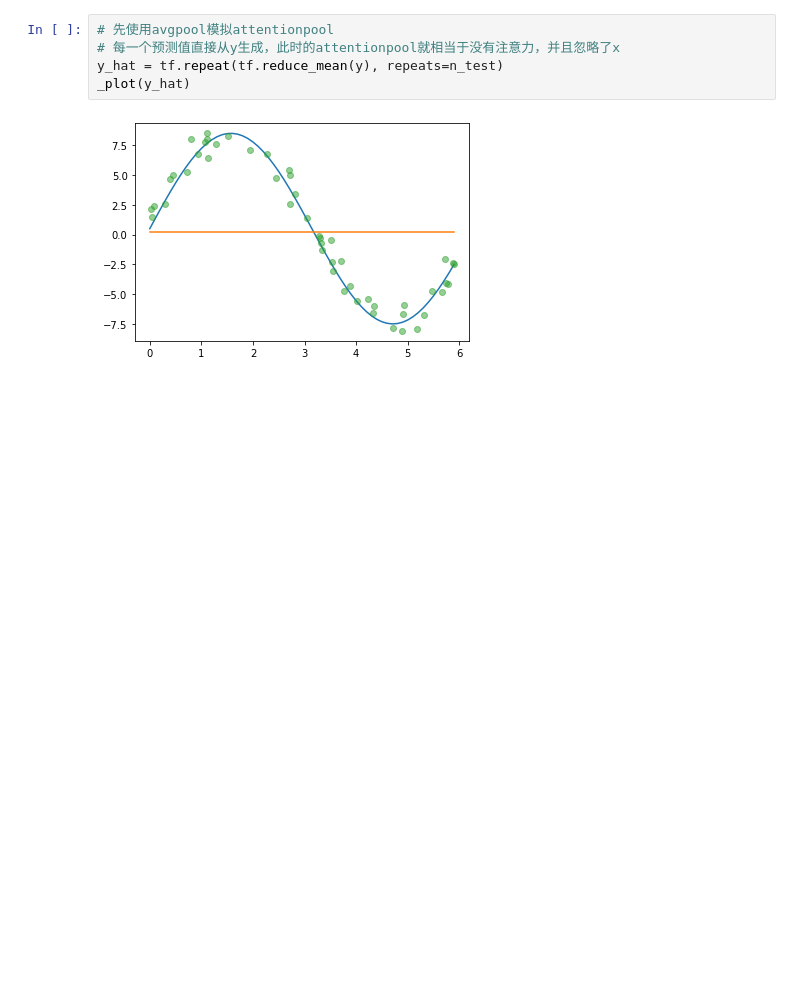
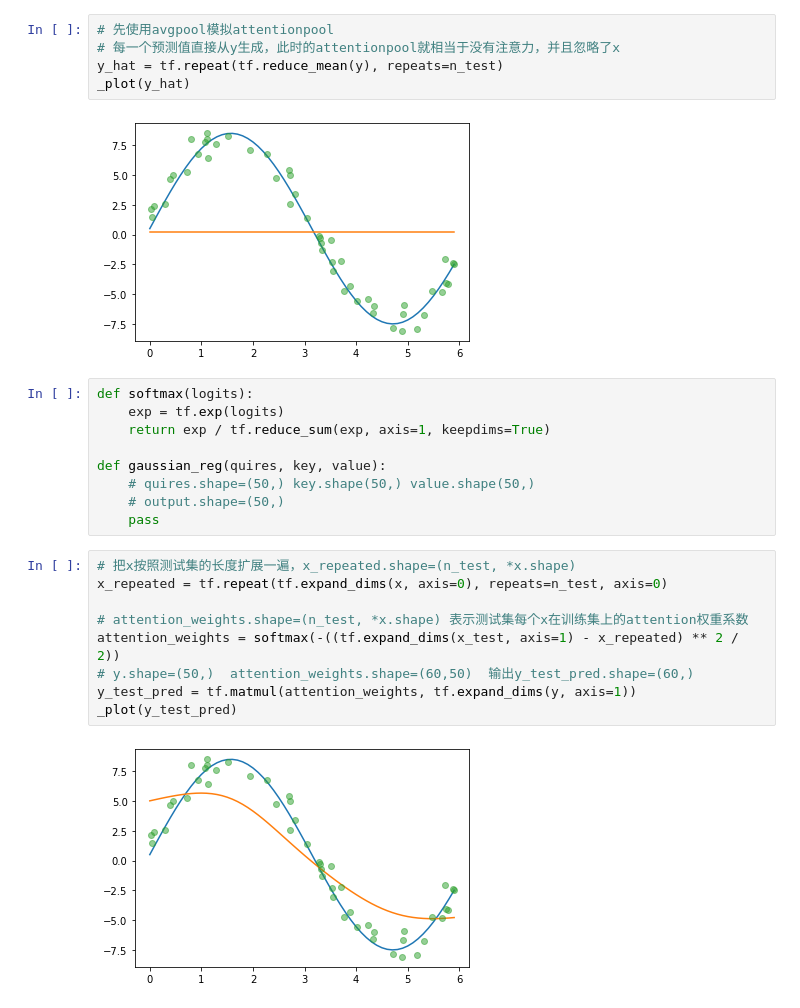
Before and after one commit to fyangami/ml-starter, a Jupyter notebook: attention/n.w.kernelreg.ipynb, the cells around one changed output. Cells and saved outputs as stored; diff of their text form; blank space fills up the shorter version.

```diff
--- a/attention/n.w.kernelreg.ipynb
+++ b/attention/n.w.kernelreg.ipynb
@@ -34,3 +34,23 @@ y_hat = tf.repeat(tf.reduce_mean(y), repeats=n_test)
 _plot(y_hat)
 # %% [output]
 [figure]
+# %%
+def softmax(logits):
+    exp = tf.exp(logits)
+    return exp / tf.reduce_sum(exp, axis=1, keepdims=True)
+
+def gaussian_reg(quires, key, value):
+    # quires.shape=(50,) key.shape(50,) value.shape(50,)
+    # output.shape=(50,)
+    pass
+# %%
+# 把x按照测试集的长度扩展一遍，x_repeated.shape=(n_test, *x.shape)
+x_repeated = tf.repeat(tf.expand_dims(x, axis=0), repeats=n_test, axis=0)
+
+# attention_weights.shape=(n_test, *x.shape) 表示测试集每个x在训练集上的attention权重系数
+attention_weights = softmax(-((tf.expand_dims(x_test, axis=1) - x_repeated) ** 2 / 2))
+# y.shape=(50,)  attention_weights.shape=(60,50)  输出y_test_pred.shape=(60,)
+y_test_pred = tf.matmul(attention_weights, tf.expand_dims(y, axis=1))
+_plot(y_test_pred)
+# %% [output]
+[figure, added]
```
